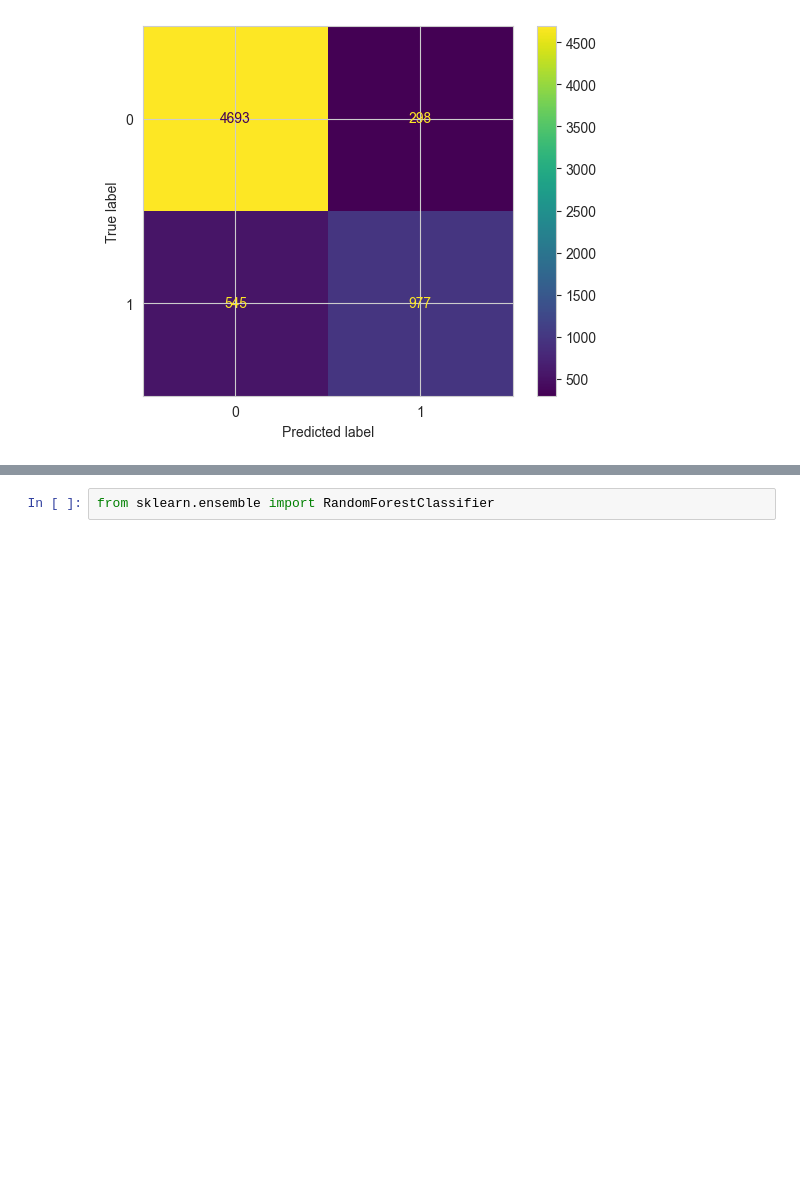
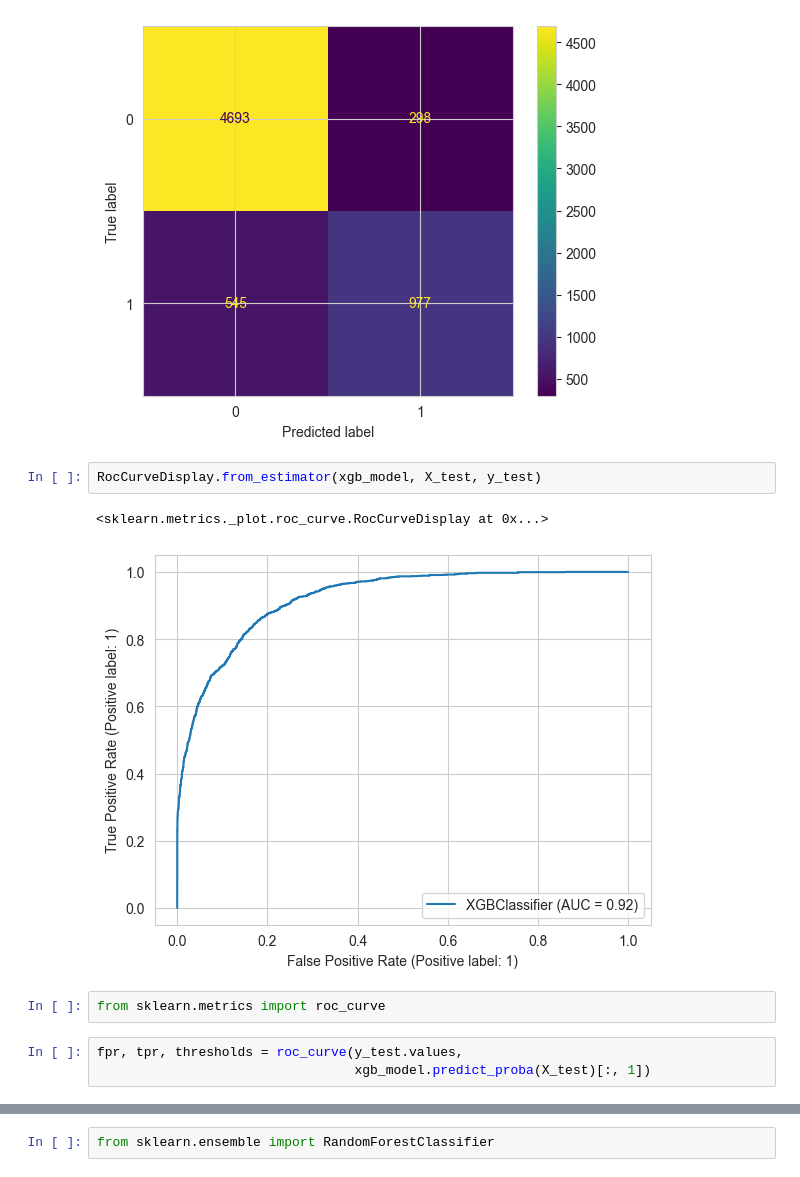
Before and after one commit to OmerSav/AdultCensusIncomeClassification, a Jupyter notebook: notebooks/0.2-os-train-models.ipynb, the cells around one changed output, grey strips where cells are left out. Drawn from its saved outputs; the diff is of its cells as text; blank space fills up the shorter version.

```diff
--- a/notebooks/0.2-os-train-models.ipynb
+++ b/notebooks/0.2-os-train-models.ipynb
@@ -280,3 +280,13 @@ ConfusionMatrixDisplay.from_predictions(y_test, y_test_pred)
 weighted avg       0.87      0.87      0.87      6513
 <sklearn.metrics._plot.confusion_matrix.ConfusionMatrixDisplay at 0x...>
 [figure]
+# %%
+RocCurveDisplay.from_estimator(xgb_model, X_test, y_test)
+# %% [output]
+<sklearn.metrics._plot.roc_curve.RocCurveDisplay at 0x...>
+[figure, added]
+# %%
+from sklearn.metrics import roc_curve
+# %%
+fpr, tpr, thresholds = roc_curve(y_test.values,
+                                 xgb_model.predict_proba(X_test)[:, 1])
```
Also changed, not shown: parts of 9 cells of this notebook, 2 other files.
